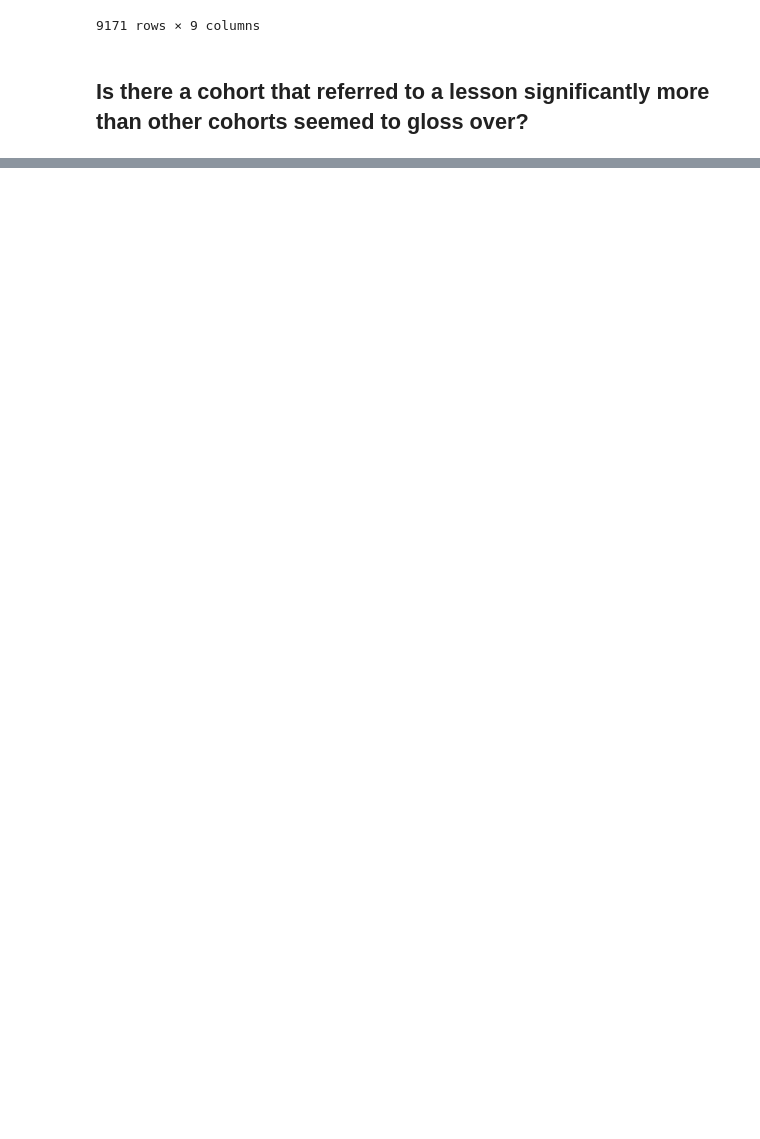
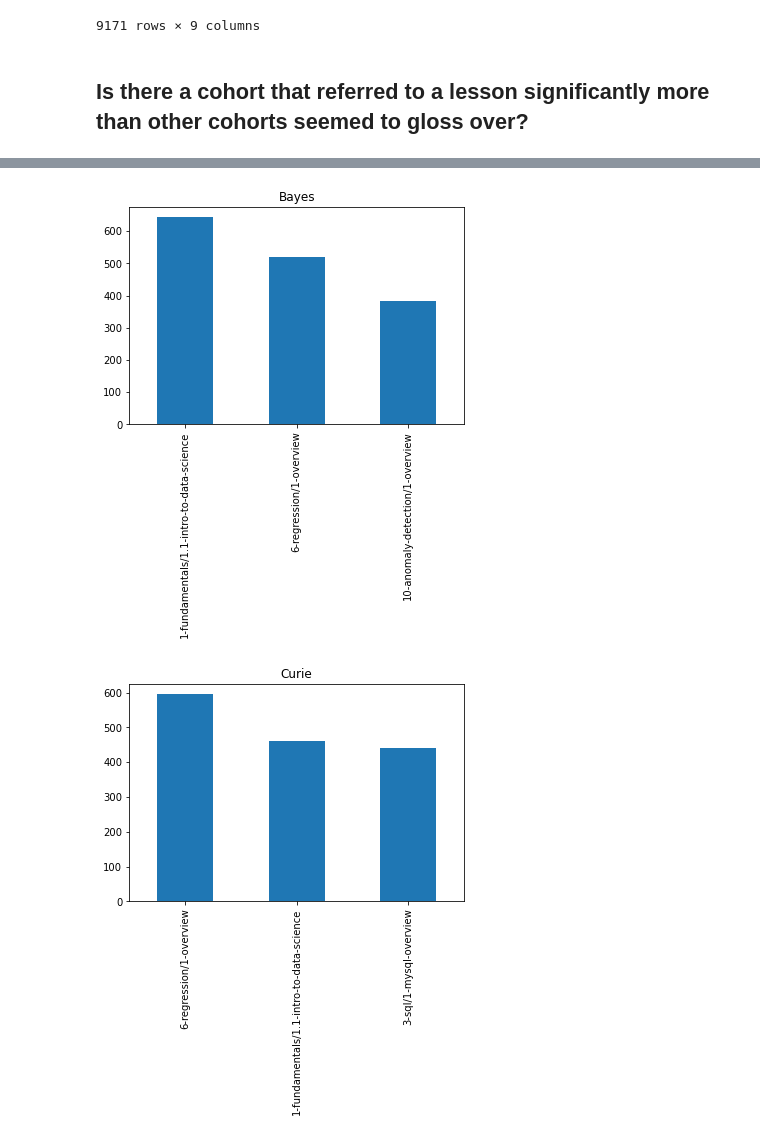
Before and after one commit to Florence-Team-8/anomaly-detection-project, a Jupyter notebook: heathers_notebook.ipynb, the cells around one changed output, grey strips where cells are left out. Saved outputs shown, nothing was run; the diff lists cells and outputs as text; code cells hidden in the pictures; blank space fills up the shorter version.

```diff
--- a/heathers_notebook.ipynb
+++ b/heathers_notebook.ipynb
@@ -232,0 +264,8 @@ for prog in program_list:
+# %%
+for cohort in df_cohorts:
+    cohort_df = pd.DataFrame(df2).groupby('name')['endpoint'].value_counts()
+    cohort_df = cohort_df[cohort_df > 3]
+    cep_df = cohort_df.loc[[cohort]]
+    cep_df = cep_df.nlargest(3)
+    print(cep_df)
+    print('\n')
@@ -232,0 +297,8 @@ for prog in program_list:
+# %%
+for cohort in df_cohorts:
+    cohort_df = pd.DataFrame(df7).groupby('name')['endpoint'].value_counts()
+    cohort_df = cohort_df[cohort_df > 3]
+    cep_df = cohort_df.loc[[cohort]]
+    cep_df = cep_df.nlargest(3)
+    print(cep_df)
+    print('\n')
@@ -232,0 +353,13 @@ for prog in program_list:
+# %%
+plt.figure()
+
+for cohort in df_cohorts:
+
+    ds_df[ds_df.name == cohort].endpoint.value_counts().head(3).plot(kind = 'bar')
+
+    plt.title(f'{cohort}')
+
+    plt.show()
+# %% [output]
+[figure, added]
+[figure, added]
```
Also changed, not shown: parts of 27 cells of this notebook.
